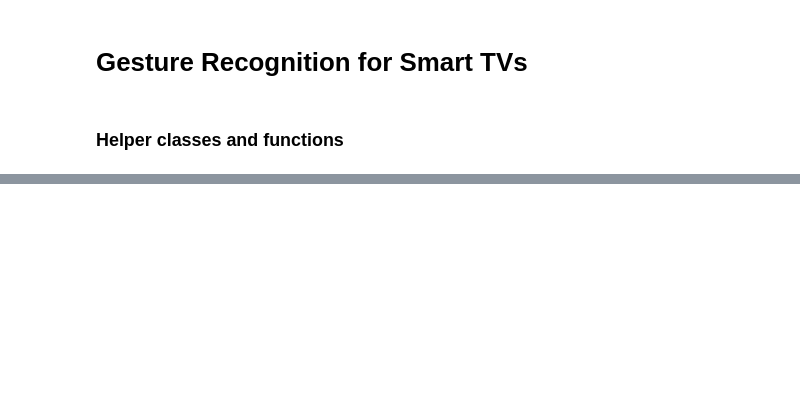
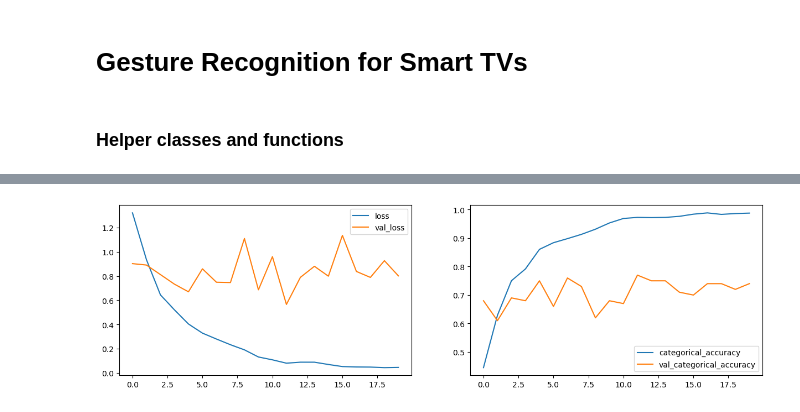
Before and after one commit to akashkriplani/hand-gesture-recognition, a Jupyter notebook: Gesture_Recognition.ipynb, the cells around one changed output, grey strips where cells are left out. Cells and saved outputs as stored; diff of their text form; code cells hidden in the pictures; blank space fills up the shorter version.

```diff
--- a/Gesture_Recognition.ipynb
+++ b/Gesture_Recognition.ipynb
@@ -321,0 +775,38 @@ model_1 = rnn_cnn.train_model(rnn_cnn_model, augment_data=True)
+# %%
+class RNNCNN_TL_LSTM(ModelBuilderWithRotation):
+
+    def model_definition(self, cells=64, dense_neurons=64, dropout=0.25):
+        mobilenet_transfer = mobilenet.MobileNet(weights='imagenet', include_top=False)
+
+        model = Sequential()
+        model.add(TimeDistributed(mobilenet_transfer,
+                input_shape=(self.number_of_sample_frames, self.image_height, self.image_width, self.channels)))
+
+
+        for layer in model.layers:
+            layer.trainable = False
+
+
+        model.add(TimeDistributed(BatchNormalization()))
+        model.add(TimeDistributed(MaxPooling2D((2, 2))))
+        model.add(TimeDistributed(Flatten()))
+
+        model.add(LSTM(cells))
+        model.add(Dropout(dropout))
+
+        model.add(Dense(dense_neurons, activation='relu'))
+        model.add(Dropout(dropout))
+
+        model.add(Dense(self.num_classes, activation='softmax'))
+
+
+        optimizer = tf.keras.optimizers.legacy.Adam()
+        model.compile(optimizer=optimizer, loss='categorical_crossentropy', metrics=['categorical_accuracy'])
+        return model
+# %%
+rnn_cnn_4 = RNNCNN_TL_LSTM()
+rnn_cnn_4.initialize_path(base_path)
+rnn_cnn_4.initialize_image_props(image_height=120, image_width=120)
+rnn_cnn_4.initialize_hyperparameters(number_of_sample_frames=16, batch_size=5, num_epochs=20)
+rnn_cnn_model_4 = rnn_cnn_4.model_definition(cells=128, dense_neurons=128, dropout=0.25)
+rnn_cnn_model_4.summary()
@@ -321,0 +831,3 @@ model_1 = rnn_cnn.train_model(rnn_cnn_model, augment_data=True)
+# %%
+print("Total Parameters: ", rnn_cnn_model_4.count_params())
+model_4 = rnn_cnn_4.train_model(rnn_cnn_model_4, augment_data=True)
@@ -321,0 +852,4 @@ model_1 = rnn_cnn.train_model(rnn_cnn_model, augment_data=True)
+# %%
+plot(model_4)
+# %% [output]
+[figure, added]
```
Also changed, not shown: parts of 38 cells of this notebook, 1 other file.
